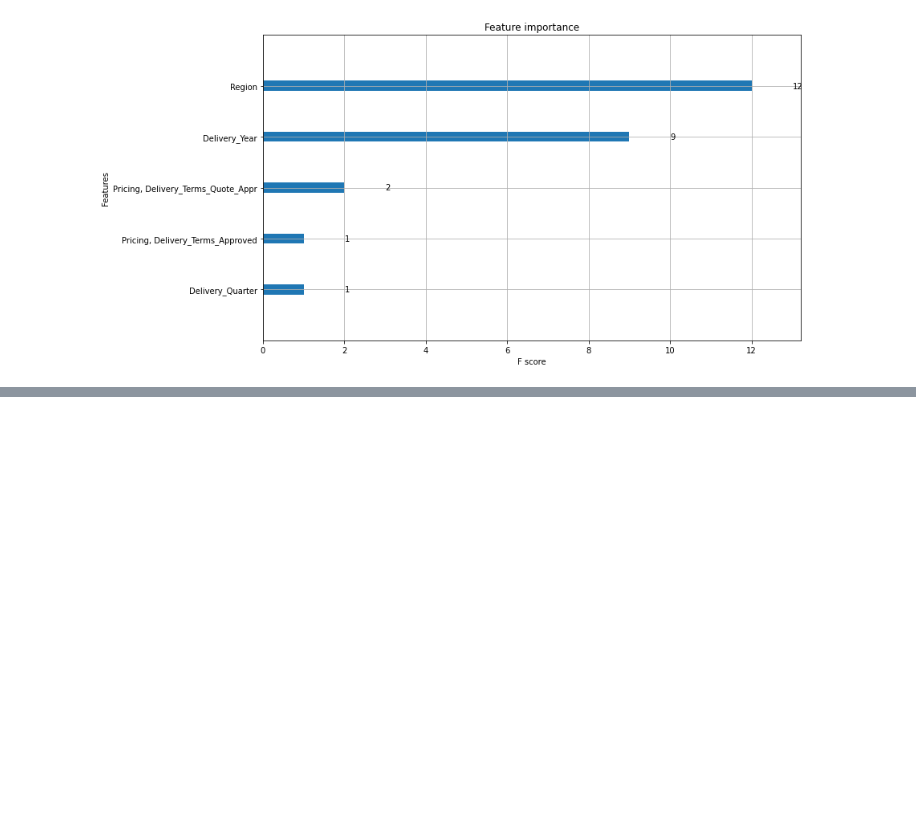
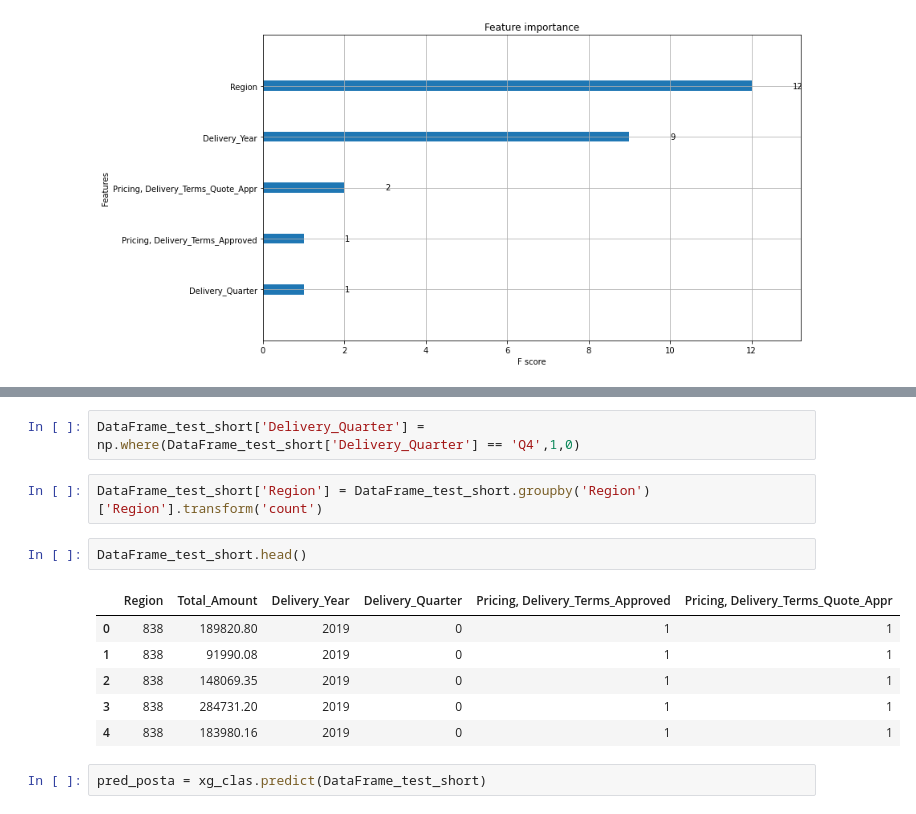
Before and after one commit to BautistaXifro/Machine-Learning-Datos, a Jupyter notebook: xgboost/Xgboost_de_clasificación_Tp2.ipynb, the cells around one changed output, grey strips where cells are left out. Cells and saved outputs as stored; diff of their text form; blank space fills up the shorter version.

```diff
--- a/xgboost/Xgboost_de_clasificación_Tp2.ipynb
+++ b/xgboost/Xgboost_de_clasificación_Tp2.ipynb
@@ -261,0 +322,15 @@ xgb.plot_importance(xg_clas)
+# %%
+DataFrame_test_short['Delivery_Quarter'] = np.where(DataFrame_test_short['Delivery_Quarter'] == 'Q4',1,0)
+# %%
+DataFrame_test_short['Region'] = DataFrame_test_short.groupby('Region')['Region'].transform('count')
+# %%
+DataFrame_test_short.head()
+# %% [output]
+|  | Region | Total_Amount | Delivery_Year | Delivery_Quarter | Pricing, Delivery_Terms_Approved | Pricing, Delivery_Terms_Quote_Appr |
+| 0 | 838 | 189820.80 | 2019 | 0 | 1 | 1 |
+| 1 | 838 | 91990.08 | 2019 | 0 | 1 | 1 |
+| 2 | 838 | 148069.35 | 2019 | 0 | 1 | 1 |
+| 3 | 838 | 284731.20 | 2019 | 0 | 1 | 1 |
+| 4 | 838 | 183980.16 | 2019 | 0 | 1 | 1 |
+# %%
+pred_posta = xg_clas.predict(DataFrame_test_short)
```
Also changed, not shown: parts of 19 cells of this notebook.
